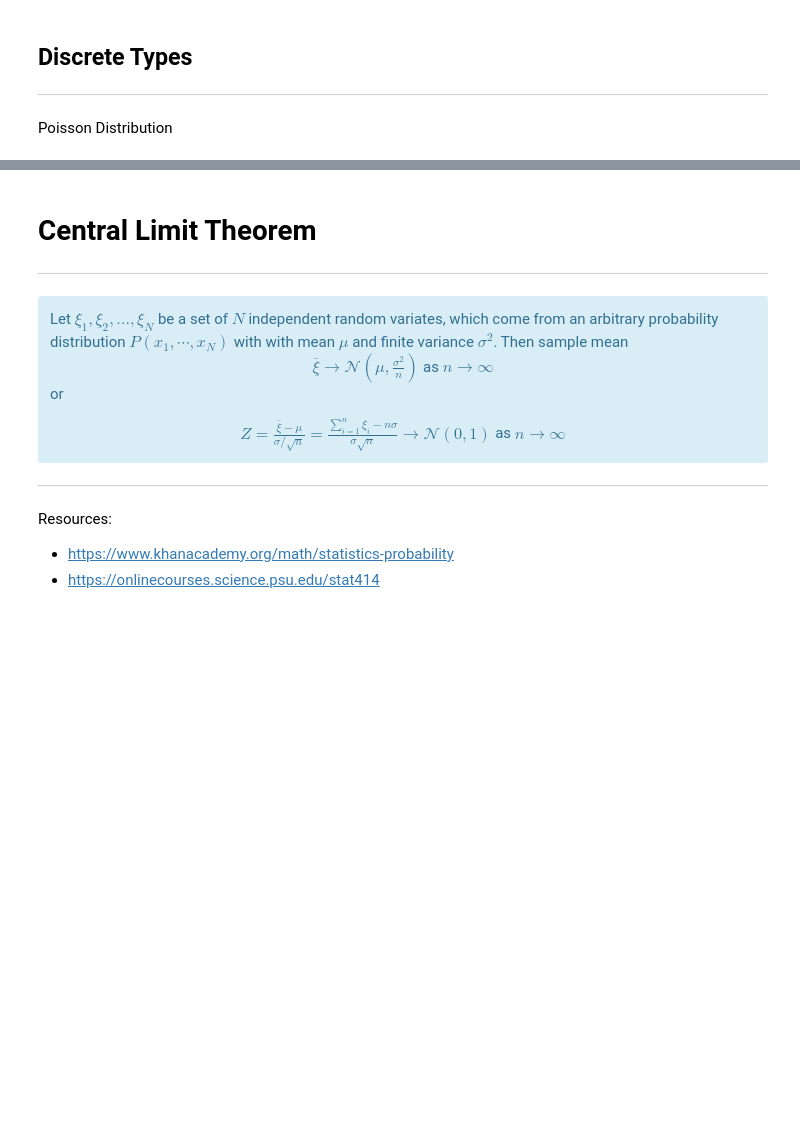
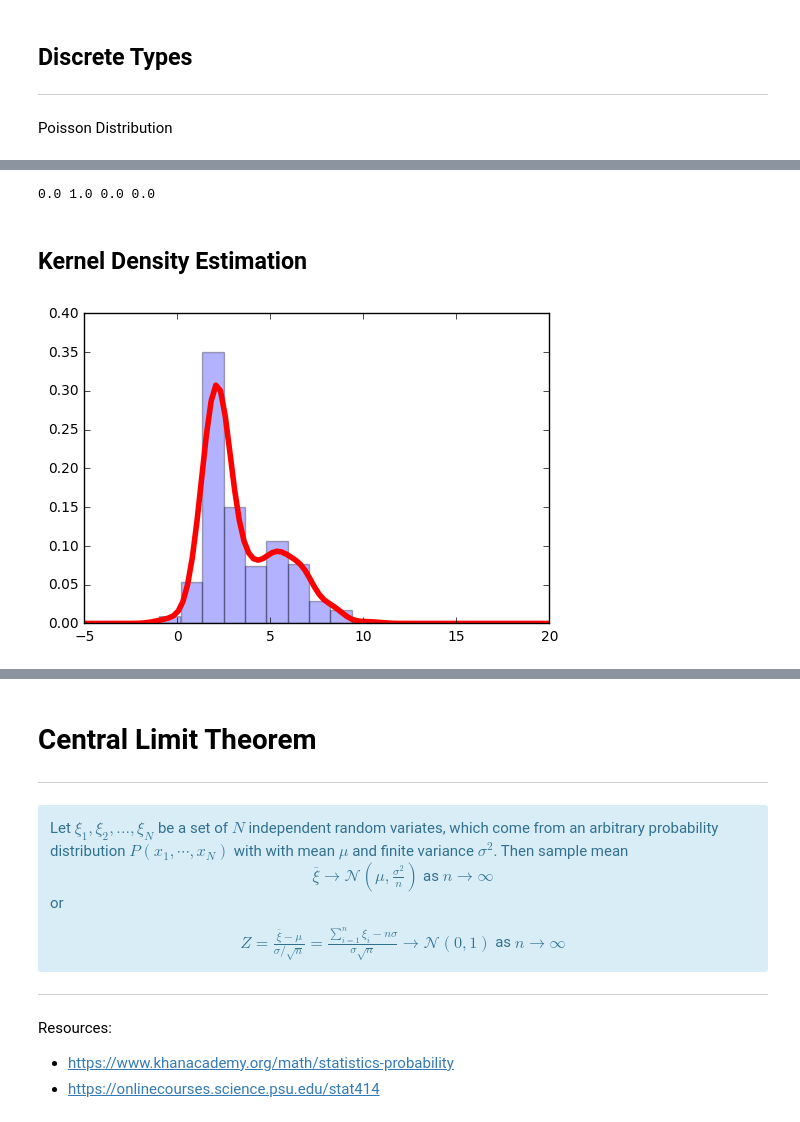
Before and after one commit to dmkovalev/hypotheses_DID, a Jupyter notebook: notebooks/2016-02-22_L01_confidence_Intervals.ipynb, the cells around one changed output, grey strips where cells are left out. Drawn from its saved outputs; the diff is of its cells as text; code cells hidden in the pictures; blank space fills up the shorter version.

```diff
--- a/notebooks/2016-02-22_L01_confidence_Intervals.ipynb
+++ b/notebooks/2016-02-22_L01_confidence_Intervals.ipynb
@@ -150,2 +198,7 @@ ax.plot(x, rv.pdf(x), 'k-', lw=2, label='frozen pdf')
 # %%
 mean, var, skew, kurt = norm.stats(moments='mvsk')
+print (mean, var, skew, kurt)
+# %% [output]
+0.0 1.0 0.0 0.0
+# %% [markdown]
+## Kernel Density Estimation
@@ -151,0 +210,14 @@ mean, var, skew, kurt = norm.stats(moments='mvsk')
+# %%
+sampD1 = norm.rvs(loc=5.,scale=2,size=300)
+sampD2 = norm.rvs(loc=2.0,scale=0.5,size=300)
+samp = hstack([sampD1,sampD2])
+# obtaining the pdf (my_pdf is a function!)
+my_pdf = gaussian_kde(samp)
+
+# plotting the result
+x = linspace(-5,20,100)
+plot(x,my_pdf(x),'r', lw=4) # distribution function
+hist(samp,normed=1,alpha=.3) # histogram
+show()
+# %% [output]
+[figure, added]
```
Also changed, not shown: parts of 52 cells of this notebook, 4 other files.
